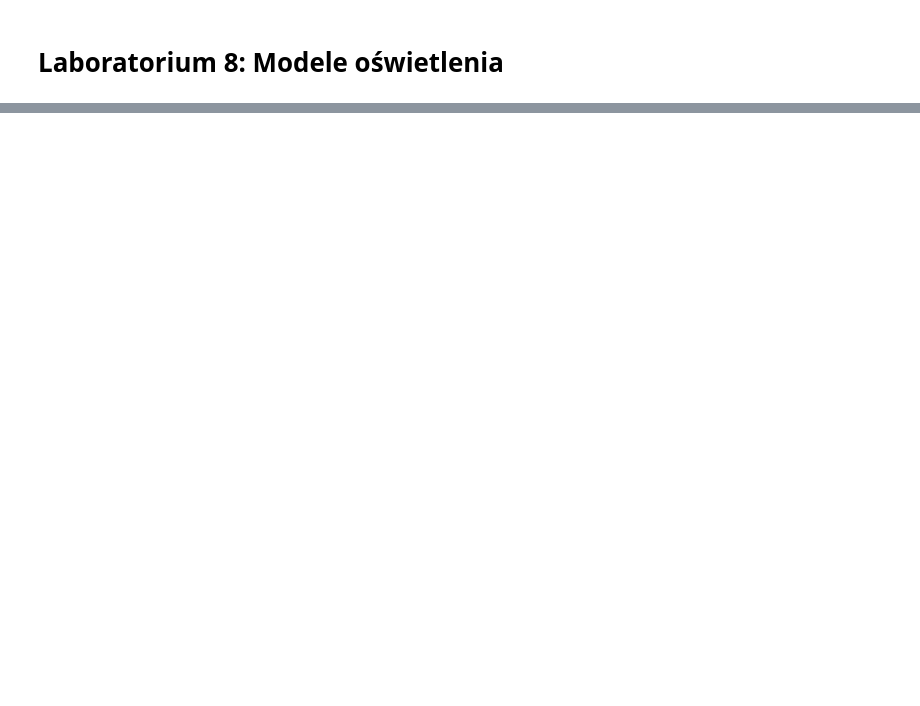
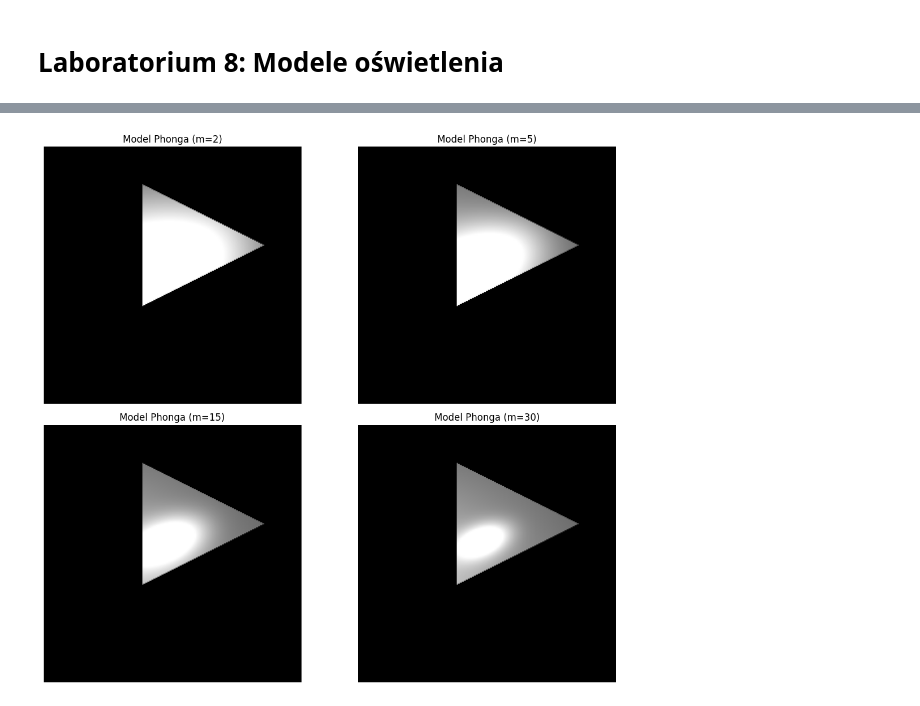
Before and after one commit to Isembart/Grafika-Komputerowa, a Jupyter notebook: Lab8-modele oświetlenia/lab8.ipynb, the cells around one changed output, grey strips where cells are left out. Saved outputs shown, nothing was run; the diff lists cells and outputs as text; code cells hidden in the pictures; blank space fills up the shorter version.

```diff
--- a/Lab8-modele oświetlenia/lab8.ipynb
+++ b/Lab8-modele oświetlenia/lab8.ipynb
@@ -347,7 +408,6 @@ for i in range(rozdzielczosc_x):
             normalVector=normal,
             epsilon=T1_epsilon,
             alfa=alfa,
-            triangle_plane=(A, b, c, d),
         )
         gray = np.uint8(np.clip(intensity, 0, 255))
         image[i, j] = (gray, gray, gray)
@@ -401,0 +467,89 @@ Plane equation coefficients: A=-132.0, b=-24.0, c=144.0, d=-1044.0
+# %%
+import numpy as np
+import matplotlib.pyplot as plt
+
+# Parametry
+T1 = np.array([[9, 3, 16], [-3, 9, 6], [-3, -3, 4]], dtype=np.float32)
+T1_epsilon = 1
+alfa = 0.001
+eye_position = (5, 5, 3)
+
+rozdzielczosc_x = 256
+rozdzielczosc_y = 256
+
+AmbientLightIntensity = 20
+Lights_A = [(235, np.array([-3, -3, -10], dtype=np.float32))]
+
+# Różne wartości potęgi specular exponent
+m_values = [2, 5, 15, 30]
+
+# compute plane coefficients for the triangle
+A, b, c, d = plane(T1[0], T1[1], T1[2])
+normal = normal_vector(T1[0], T1[1], T1[2])
+
+# Przygotuj pixel coordinates dla rysowania trójkąta
+T1_11, T1_12 = mat2pix(rozdzielczosc_x, rozdzielczosc_y, 0.1, 0.1, T1[0, 0], T1[0, 1])
+T1_21, T1_22 = mat2pix(rozdzielczosc_x, rozdzielczosc_y, 0.1, 0.1, T1[1, 0], T1[1, 1])
+T1_31, T1_32 = mat2pix(rozdzielczosc_x, rozdzielczosc_y, 0.1, 0.1, T1[2, 0], T1[2, 1])
+
+# Utwórz subploty dla różnych wartości m
+fig, axes = plt.subplots(2, 2, figsize=(12, 10))
+axes = axes.flatten()
+
+for idx, m in enumerate(m_values):
+    # Utwórz obraz
+    image = np.zeros((rozdzielczosc_x, rozdzielczosc_y, 3), dtype=np.uint8)
+
+    # Narysuj trójkąt
+    image = linia1(
+        image, int(T1_12), int(T1_11), int(T1_22), int(T1_21), (255, 255, 255)
+    )
+    image = linia1(
+        image, int(T1_22), int(T1_21), int(T1_32), int(T1_31), (255, 255, 255)
+    )
+    image = linia1(
+        image, int(T1_32), int(T1_31), int(T1_12), int(T1_11), (255, 255, 255)
+    )
+    image = floodfill(
+        image,
+        int(round((T1_11 + T1_21 + T1_31) / 3 + 1)),
+        int(round((T1_12 + T1_22 + T1_32) / 3 + 1)),
+        (255, 255, 255),
+    )
+
+    # Oblicz oświetlenie dla każdego pixela
+    for i in range(rozdzielczosc_x):
+        for j in range(rozdzielczosc_y):
+            x, y = pix2mat(rozdzielczosc_x, rozdzielczosc_y, 0.1, 0.1, j, i)
+            plane_distance, plane_point = distance2plane((x, y, 0), A, b, c, d)
+
+            # Jeżeli pixel nie jest biały to znaczy że jest tłem
+            if (image[i, j] == [0, 0, 0]).all():
+                continue
+
+            # Oblicz intensywność modelem Phonga
+            intensity = phong_intensity(
+                ambient_intensity=AmbientLightIntensity,
+                lights=Lights_A,
+                x=plane_point[0],
+                y=plane_point[1],
+                z=plane_point[2],
+                normalVector=normal,
+                eye_pos=eye_position,
+                epsilon=T1_epsilon,
+                alfa=alfa,
+                m=m,
+            )
+
+            gray = np.uint8(np.clip(intensity, 0, 255))
+            image[i, j] = (gray, gray, gray)
+
+    # Wyświetl obraz
+    axes[idx].imshow(image, cmap="gray")
+    axes[idx].set_title(f"Model Phonga (m={m})")
+    axes[idx].axis("off")
+
+plt.tight_layout()
+plt.show()
+# %% [output]
+[figure, added]
```
Also changed, not shown: parts of 6 cells of this notebook, 4 other files.
